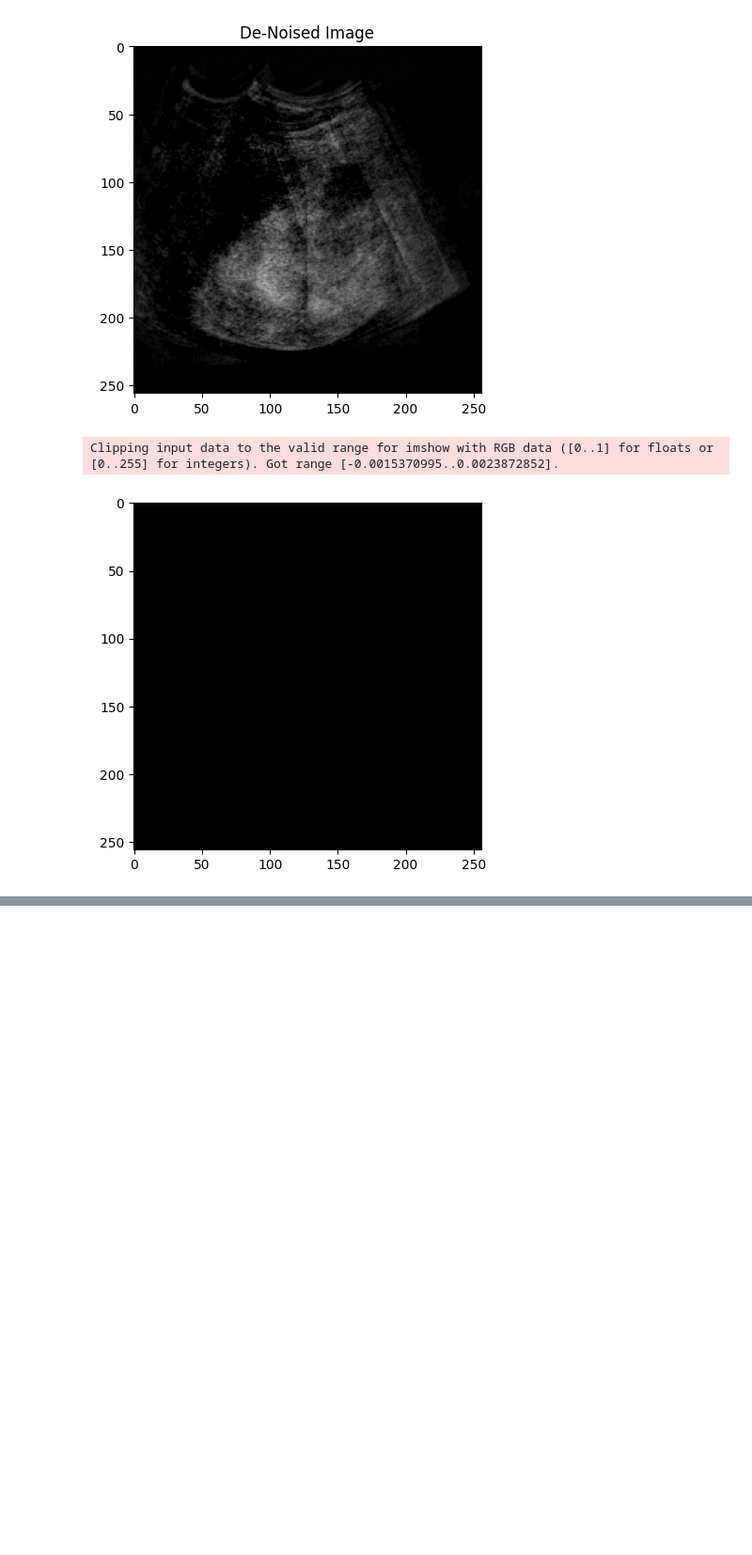
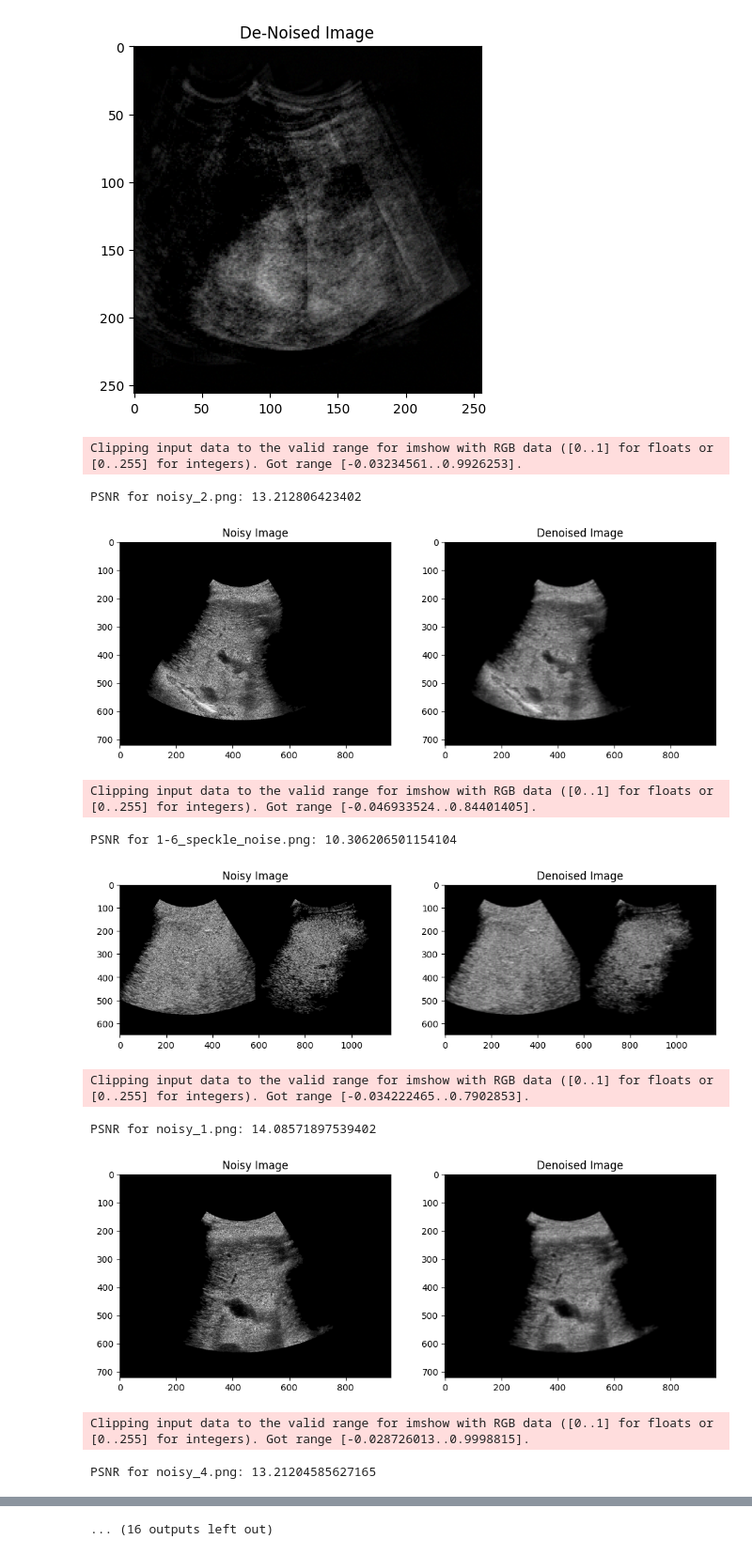
Before and after one commit to NikHerdt/ImageResolutionEnhancement, a Jupyter notebook: testing_models.ipynb, the cells around one changed output, grey strips where cells are left out. Shown at 94% size. Saved outputs shown, nothing was run; the diff lists cells and outputs as text; code cells hidden in the pictures; blank space fills up the shorter version.

```diff
--- a/testing_models.ipynb
+++ b/testing_models.ipynb
@@ -204,13 +204,15 @@ plt.show()
 Clipping input data to the valid range for imshow with RGB data ([0..1] for floats or [0..255] for integers). Got range [-0.44012594..0.75265735].
 [figure]
 # %%
+import os
+import numpy as np
+import matplotlib.pyplot as plt
 import torch
-import numpy as np
-from PIL import Image
 import torch.nn as nn
 import torch.nn.functional as F
+from PIL import Image
 from skimage.transform import resize
-import matplotlib.pyplot as plt
+from skimage.metrics import peak_signal_noise_ratio
 
 # Define the U-Net model
 class UNet(nn.Module):
@@ -246,42 +248,80 @@ class UNet(nn.Module):
         )
 
     def forward(self, x):
         x1 = self.encoder(x)
         x2 = self.bottleneck(x1)
         x3 = self.decoder(x2)
         x3_resized = F.interpolate(x3, size=x.shape[2:], mode='bilinear', align_corners=False)
         return x3_resized
 
 # Load the saved model
 model = UNet()
 model.load_state_dict(torch.load("Models/unet_model.pth"))
 model.eval()
 
 # Function to load and preprocess the image
 def load_image(path):
     img = Image.open(path).convert('RGB')
     img_array = np.array(img)
     max_val = np.max(img_array)
     if max_val == 0:
         max_val = 1
     normalized_img_array = img_array / max_val
     new_size = (256, 256)
     resized_img = resize(normalized_img_array, new_size, anti_aliasing=True)
     img = torch.tensor(resized_img, dtype=torch.float32).permute(2, 0, 1).unsqueeze(0)
-    return img
+    return img, img_array.shape
 
 # Load the test data
-test_image_path = "Processed Images/1-6.png"
-test_image = load_image(test_image_path)
+image_dir = "Noisy Images"
+psnr_values = []
 
-# Pass the test data through the model
-with torch.no_grad():
-    output = model(test_image)
+# Iterate over all images in the directory
+for filename in os.listdir(image_dir):
+    if filename.endswith(".png"):
+        test_image_path = os.path.join(image_dir, filename)
+        test_image, original_shape = load_image(test_image_path)
 
-# Convert the output to a numpy array and visualize it
-output_image = output.squeeze().permute(1, 2, 0).numpy()
-plt.imshow(output_image)
-plt.show()
+        # Pass the test data through the model
+        with torch.no_grad():
+            output = model(test_image)
+
+        # Convert the output to a numpy array and resize to original shape
+        output_image = output.squeeze().permute(1, 2, 0).numpy()
+        output_image_resized = resize(output_image, original_shape[:2], anti_aliasing=True)
+
+        # Ensure both images have the same dimensions
+        noisy_image_array = np.array(Image.open(test_image_path).convert('RGB'))
+        if noisy_image_array.shape != output_image_resized.shape:
+            raise ValueError(f"Shape mismatch for image: {filename}")
+
+        # Calculate PSNR
+        psnr_value = peak_signal_noise_ratio(noisy_image_array, output_image_resized)
+        psnr_values.append(psnr_value)
+        print(f"PSNR for {filename}: {psnr_value}")
+
+        # Visualize the output
+        plt.figure(figsize=(12, 6))
+        plt.subplot(1, 2, 1)
+        plt.title("Noisy Image")
+        plt.imshow(noisy_image_array)
+        plt.subplot(1, 2, 2)
+        plt.title("Denoised Image")
+        plt.imshow(output_image_resized)
+        plt.show()
+
+# Calculate the average PSNR
+average_psnr = np.mean(psnr_values)
+print(f"Average PSNR: {average_psnr}")
 # %% [output]
-Clipping input data to the valid range for imshow with RGB data ([0..1] for floats or [0..255] for integers). Got range [-0.0015370995..0.0023872852].
+Clipping input data to the valid range for imshow with RGB data ([0..1] for floats or [0..255] for integers). Got range [-0.03234561..0.9926253].
+PSNR for noisy_2.png: 13.212806423402
-[figure, old version]
+[figure, new version]
+Clipping input data to the valid range for imshow with RGB data ([0..1] for floats or [0..255] for integers). Got range [-0.046933524..0.84401405].
+PSNR for 1-6_speckle_noise.png: 10.306206501154104
+[figure, added]
+Clipping input data to the valid range for imshow with RGB data ([0..1] for floats or [0..255] for integers). Got range [-0.034222465..0.7902853].
+PSNR for noisy_1.png: 14.08571897539402
+[figure, added]
+Clipping input data to the valid range for imshow with RGB data ([0..1] for floats or [0..255] for integers). Got range [-0.028726013..0.9998815].
+PSNR for noisy_4.png: 13.21204585627165
@@ -287,0 +329 @@ Clipping input data to the valid range for imshow with RGB data ([0..1] for floa
+... (16 outputs left out)
```
Also changed, not shown: parts of 2 cells of this notebook, 1 other file.
